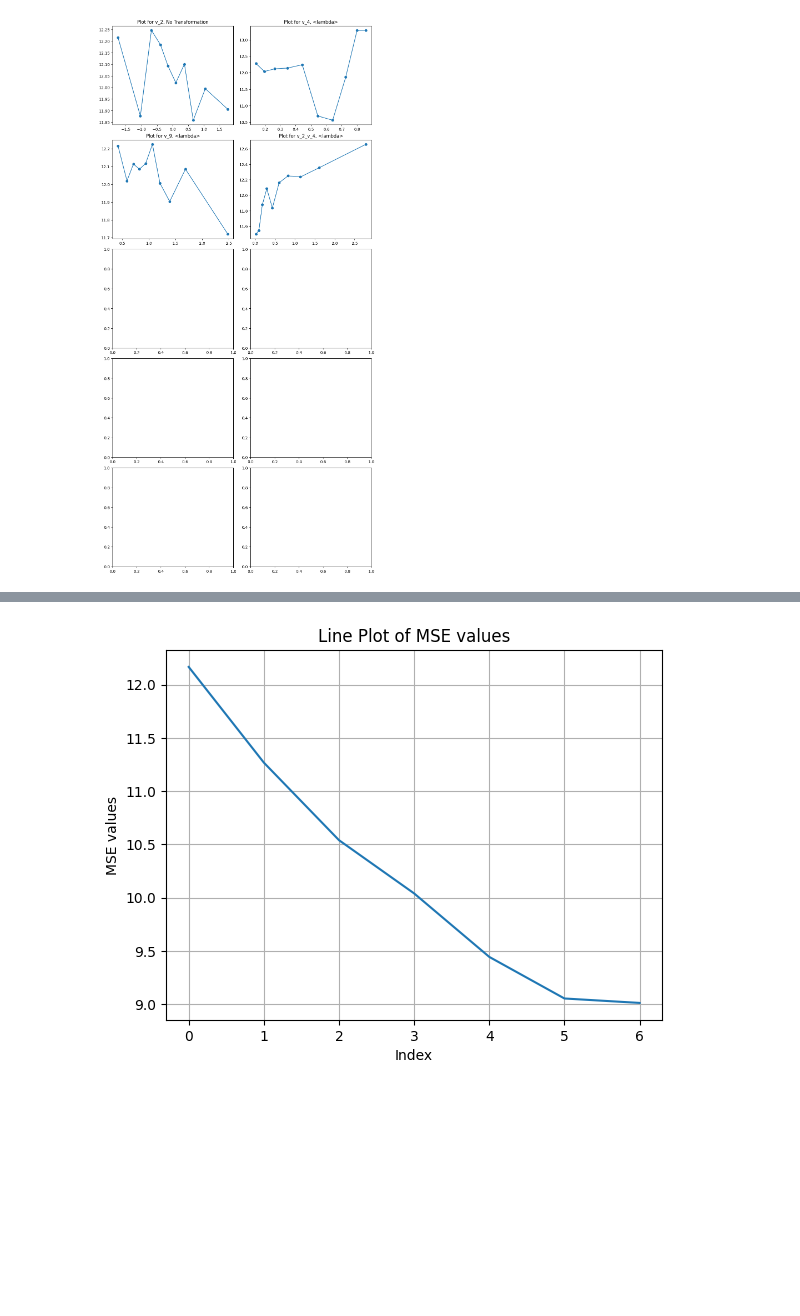
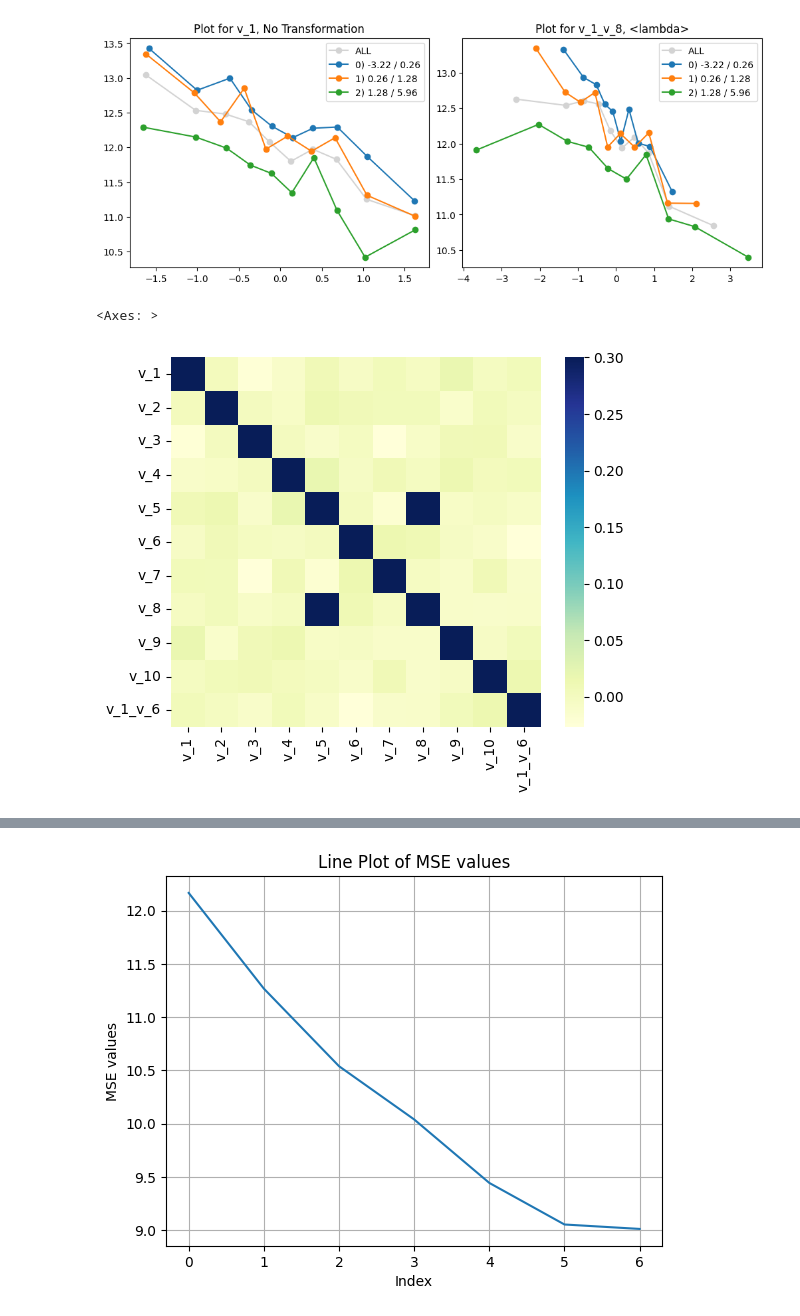
Before and after one commit to abss123/stat_254_solutions, a Jupyter notebook: Lab 3/linear_regression_with_tuning.ipynb, the cells around one changed output, grey strips where cells are left out. Saved outputs shown, nothing was run; the diff lists cells and outputs as text; code cells hidden in the pictures; blank space fills up the shorter version.

```diff
--- a/Lab 3/linear_regression_with_tuning.ipynb
+++ b/Lab 3/linear_regression_with_tuning.ipynb
@@ -255,43 +230,55 @@ y_temp_df = y_train_df_filtered.copy()
 # y_temp_df = y_train_df.copy()
 
 
-x_temp_df['v_2_v_4_v_9'] = x_temp_df['v_2'] * x_temp_df['v_4'] * x_temp_df['v_9']
+# x_temp_df['v_1_v_2'] = (x_temp_df['v_1']**1) * (np.exp(x_temp_df['v_2']/2))
+x_temp_df['v_1_v_8'] = (x_temp_df['v_1']**1) * (np.exp(x_temp_df['v_8']/3))
 
 # var_list = {'v_1': None, 'v_2': None, 'v_3': None, 'v_4': None, 'v_5': None,
 #                      'v_6': None, 'v_7': sqr_transform, 'v_8': sqr_transform, 'v_9': None, 'v_10': sqr_transform}
 
-var_list = {'v_2':None, 'v_4': lambda x: 1 / (1 + np.exp(-x)), 'v_9':lambda x: (np.exp(x/2)), 'v_2_v_4': lambda x: abs(x)}
+var_list = {'v_1':None, 'v_2':None, 'v_3':None, 'v_4':None,
+            'v_5':None, 'v_6':None, 'v_7':None, 'v_8':None,
+            'v_9':None, 'v_10':None}
+
+var_list = {'v_1':None, 'v_1_v_8':lambda x: x}
+
+by_var = 'v_8'
 
 # 1. Determine the grid size
 cols = 2  # You can adjust this
-rows = math.ceil(var_count / cols)
+rows = math.ceil(len(var_list) / cols)
 
 # 2. Create the figure and subplots
 fig, axes = plt.subplots(rows, cols, figsize=(cols * 5, rows * 4), constrained_layout=True)
 
 # 3. Flatten the axes array and loop through variables and axes
 for var_name, ax in zip(var_list, axes.flatten()):
     # Prepare the data for the current variable
     if(var_list[var_name] == None):
         title_ = "No Transformation"
         data_to_plot = np.array(x_temp_df[var_name])
     else:
         title_ = str(var_list[var_name]).split()[1]
         data_to_plot = np.array(x_temp_df[var_name].apply(var_list[var_name]))
 
     # Call your plotting function, passing the specific axis `ax` to it
-    quantile_plot(x=data_to_plot, y=np.array(y_temp_df['y']).ravel(), ax=ax, bins=10)
+    quantile_plot(x=data_to_plot, by=np.array(x_temp_df[by_var]), y=np.array(y_temp_df['y']).ravel(), ax=ax, bins=10)
 
     # Set a title for each individual subplot
     ax.set_title(f'Plot for {var_name}, {title_}')
 
 # 4. Turn off any unused subplots
 for i in range(var_count, len(axes.flatten())):
     axes.flatten()[i].axis('off')
 
 # 5. Show the final plot
 plt.show()
 # %% [output]
-[figure, old version]
+[figure, new version]
+# %%
+sns.heatmap(X_train_df.corr(), vmax=.3, square=True,  cmap="YlGnBu")
+# %% [output]
+<Axes: >
+[figure, added]
 # %%
 
```
Also changed, not shown: parts of 24 cells of this notebook.
